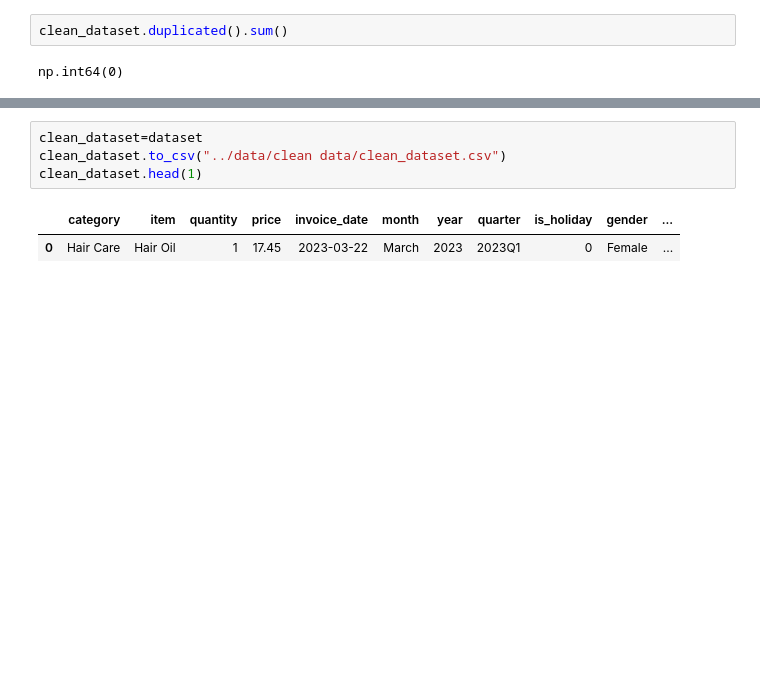
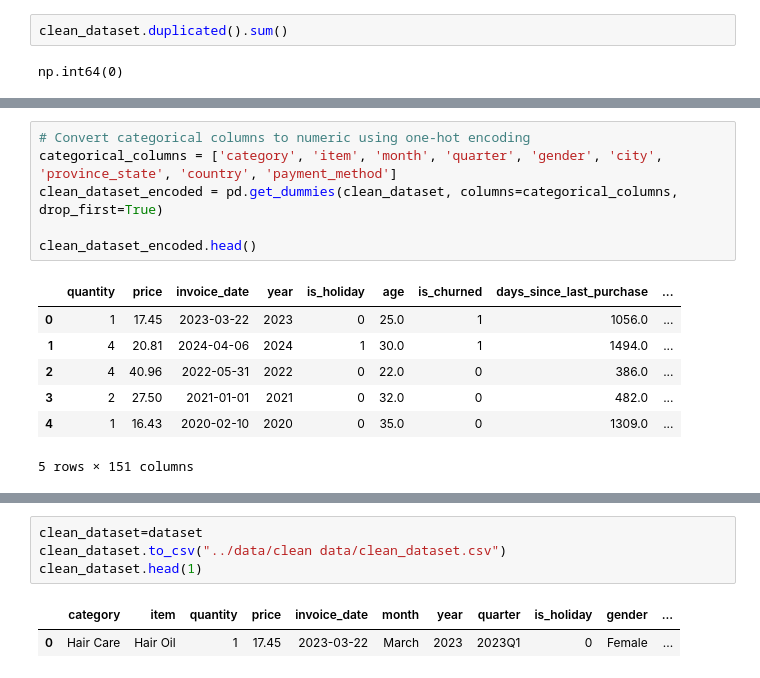
Before and after one commit to SobiaNoorAI/E-Commerce-Customer-Churn-Prediction, a Jupyter notebook: notebooks/Fact_Customer_Table.ipynb, the cells around one changed output, grey strips where cells are left out. Cells and saved outputs as stored; diff of their text form; blank space fills up the shorter version.

```diff
--- a/notebooks/Fact_Customer_Table.ipynb
+++ b/notebooks/Fact_Customer_Table.ipynb
@@ -261,0 +376,14 @@ np.int64(0)
+# %%
+# Convert categorical columns to numeric using one-hot encoding
+categorical_columns = ['category', 'item', 'month', 'quarter', 'gender', 'city', 'province_state', 'country', 'payment_method']
+clean_dataset_encoded = pd.get_dummies(clean_dataset, columns=categorical_columns, drop_first=True)
+
+clean_dataset_encoded.head()
+# %% [output]
+|  | quantity | price | invoice_date | year | is_holiday | age | is_churned | days_since_last_purchase | ... |
+| 0 | 1 | 17.45 | 2023-03-22 | 2023 | 0 | 25.0 | 1 | 1056.0 | ... |
+| 1 | 4 | 20.81 | 2024-04-06 | 2024 | 1 | 30.0 | 1 | 1494.0 | ... |
+| 2 | 4 | 40.96 | 2022-05-31 | 2022 | 0 | 22.0 | 0 | 386.0 | ... |
+| 3 | 2 | 27.50 | 2021-01-01 | 2021 | 0 | 32.0 | 0 | 482.0 | ... |
+| 4 | 1 | 16.43 | 2020-02-10 | 2020 | 0 | 35.0 | 0 | 1309.0 | ... |
+5 rows × 151 columns
```
Also changed, not shown: parts of 33 cells of this notebook.
